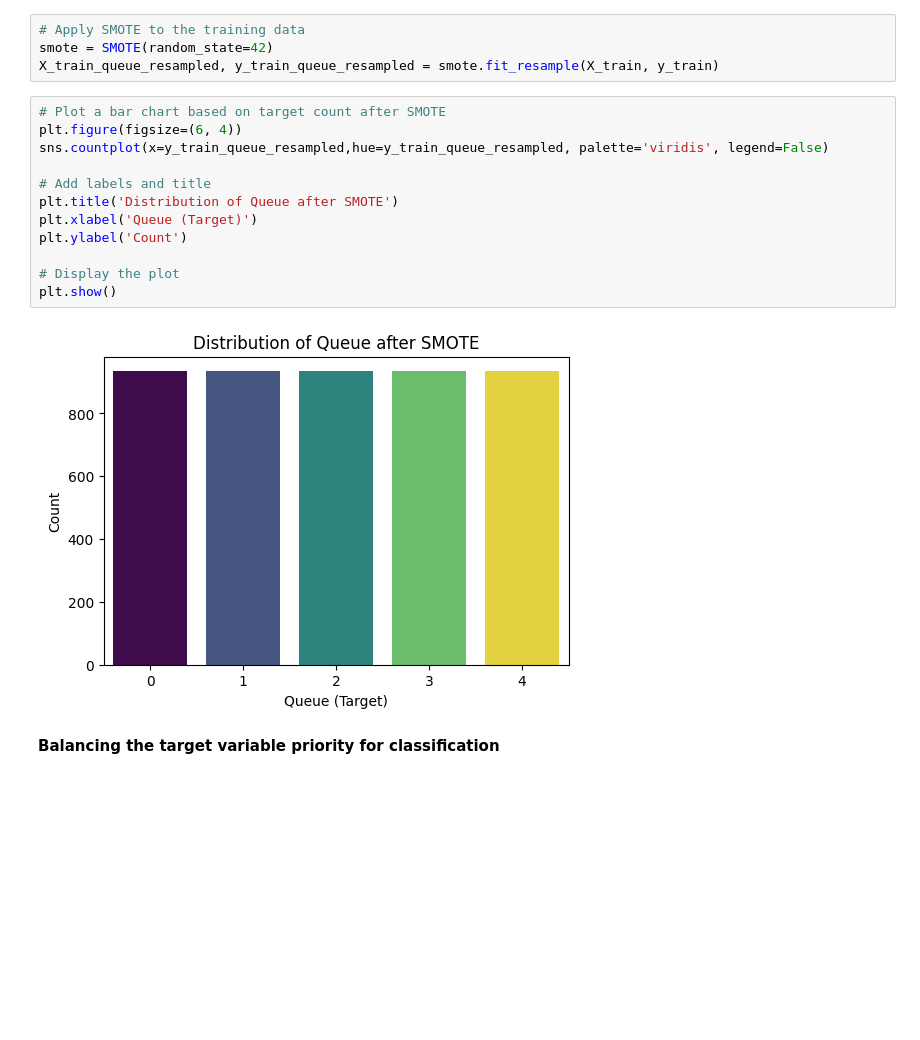
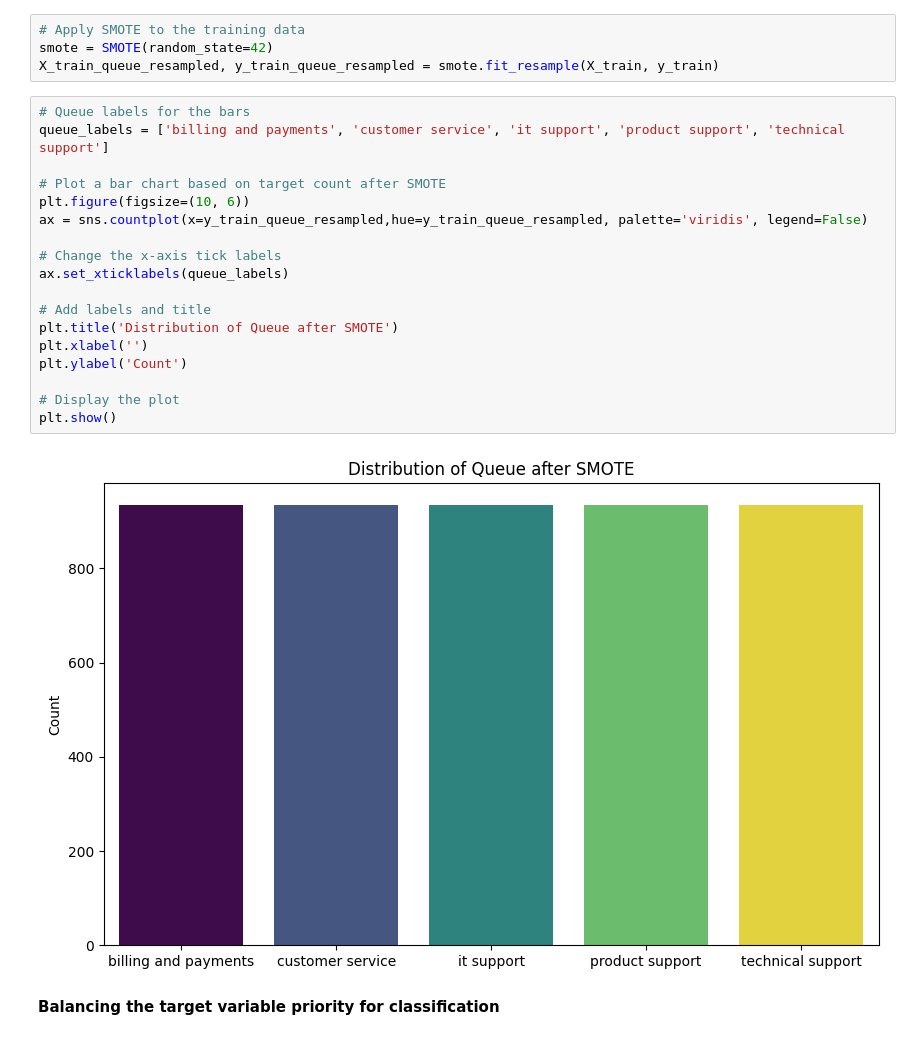
Before and after one commit to OnionKnightN/ml-ticket-triage-system, a Jupyter notebook: strategic_thinking_capstone_project_sba24098.ipynb, the cells around one changed output. Drawn from its saved outputs; the diff is of its cells as text; blank space fills up the shorter version.

```diff
--- a/strategic_thinking_capstone_project_sba24098.ipynb
+++ b/strategic_thinking_capstone_project_sba24098.ipynb
@@ -1098,19 +1104,25 @@ X_train.shape, X_test.shape, y_train.shape, y_test.shape
 smote = SMOTE(random_state=42)
 X_train_queue_resampled, y_train_queue_resampled = smote.fit_resample(X_train, y_train)
 # %%
+# Queue labels for the bars
+queue_labels = ['billing and payments', 'customer service', 'it support', 'product support', 'technical support']
+
 # Plot a bar chart based on target count after SMOTE
-plt.figure(figsize=(6, 4))
-sns.countplot(x=y_train_queue_resampled,hue=y_train_queue_resampled, palette='viridis', legend=False)
+plt.figure(figsize=(10, 6))
+ax = sns.countplot(x=y_train_queue_resampled,hue=y_train_queue_resampled, palette='viridis', legend=False)
+
+# Change the x-axis tick labels
+ax.set_xticklabels(queue_labels)
 
 # Add labels and title
 plt.title('Distribution of Queue after SMOTE')
-plt.xlabel('Queue (Target)')
+plt.xlabel('')
 plt.ylabel('Count')
 
 # Display the plot
 plt.show()
 # %% [output]
-[figure, old version]
+[figure, new version]
 # %% [markdown]
 **Balancing the target variable priority for classification**
 # %%
```
Also changed, not shown: parts of 3 cells of this notebook.
